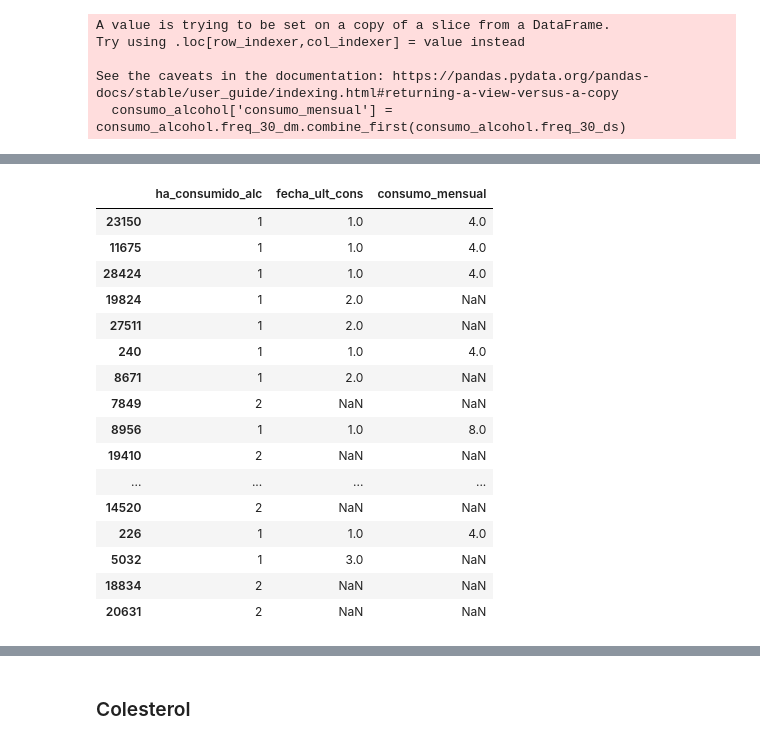
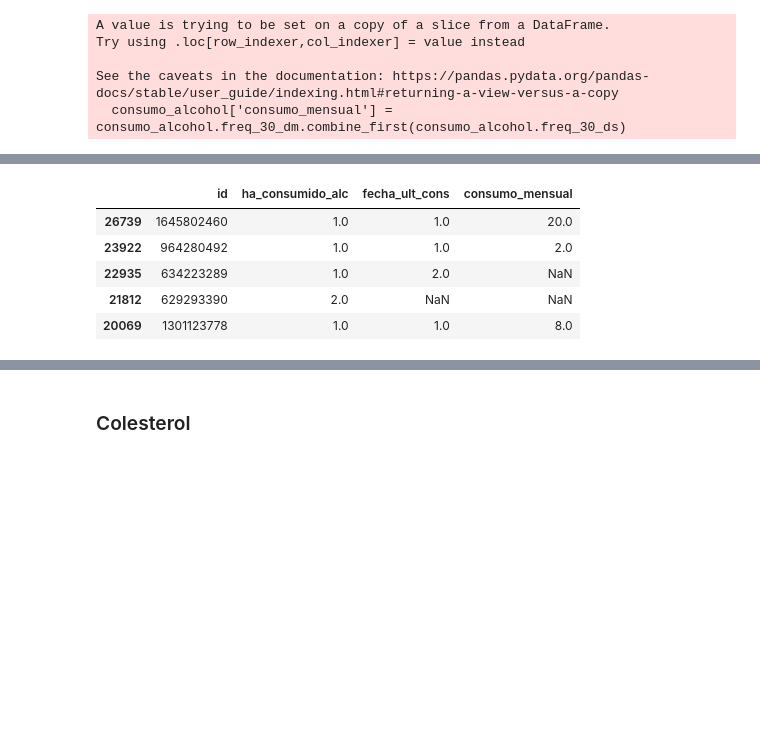
Before and after one commit to Data-Science-YPF/factores_riesgo, a Jupyter notebook: analisisBD.ipynb, the cells around one changed output, grey strips where cells are left out. Drawn from its saved outputs; the diff is of its cells as text; code cells hidden in the pictures; blank space fills up the shorter version.

Commit message:
ca freq consumo

```diff
--- a/analisisBD.ipynb
+++ b/analisisBD.ipynb
@@ -456,9 +426,8 @@ Las categorias quedaran definidas de la siguiente:
 # 0 - Voy a comenzar filtrando solo los consumos dentro de 30 dias que son los que me importan
 # asigno valor 100, 101, y nan a los ns/nc
 reemplazos = {
-    2:100,
-    3:101,
     99:np.nan
 }
-consumo_alcohol.fecha_ult_cons.replace(reemplazos)
+consumo_alcohol.fecha_ult_cons.replace(reemplazos, inplace=True)
+consumo_alcohol.ha_consumido_alc.replace(reemplazos, inplace=True)
 # %% [output]
@@ -518,23 +491,12 @@ consumo_alcohol.sample(5)
 5 rows × 24 columns
 # %%
 # voy a filtrar solo las columnas utiles en una tabla auxiliar, con esperanza de optimizar el proceso de creacion de la tabla de frecuencia de consumo
-tabla_aux_ca = consumo_alcohol.filter(items=['ha_consumido_alc', 'fecha_ult_cons','consumo_mensual'])
-tabla_aux_ca.sample(20)
+tabla_aux_ca = consumo_alcohol.filter(items=['id','ha_consumido_alc', 'fecha_ult_cons','consumo_mensual'])
+tabla_aux_ca.sample(5)
 # %% [output]
-|  | ha_consumido_alc | fecha_ult_cons | consumo_mensual |
-| 23150 | 1 | 1.0 | 4.0 |
-| 11675 | 1 | 1.0 | 4.0 |
-| 28424 | 1 | 1.0 | 4.0 |
-| 19824 | 1 | 2.0 | NaN |
-| 27511 | 1 | 2.0 | NaN |
-| 240 | 1 | 1.0 | 4.0 |
-| 8671 | 1 | 2.0 | NaN |
-| 7849 | 2 | NaN | NaN |
-| 8956 | 1 | 1.0 | 8.0 |
-| 19410 | 2 | NaN | NaN |
-| ... | ... | ... | ... |
-| 14520 | 2 | NaN | NaN |
-| 226 | 1 | 1.0 | 4.0 |
-| 5032 | 1 | 3.0 | NaN |
-| 18834 | 2 | NaN | NaN |
-| 20631 | 2 | NaN | NaN |
+|  | id | ha_consumido_alc | fecha_ult_cons | consumo_mensual |
+| 26739 | 1645802460 | 1.0 | 1.0 | 20.0 |
+| 23922 | 964280492 | 1.0 | 1.0 | 2.0 |
+| 22935 | 634223289 | 1.0 | 2.0 | NaN |
+| 21812 | 629293390 | 2.0 | NaN | NaN |
+| 20069 | 1301123778 | 1.0 | 1.0 | 8.0 |
```
Also changed, not shown: parts of 22 cells of this notebook, 1 other file.
